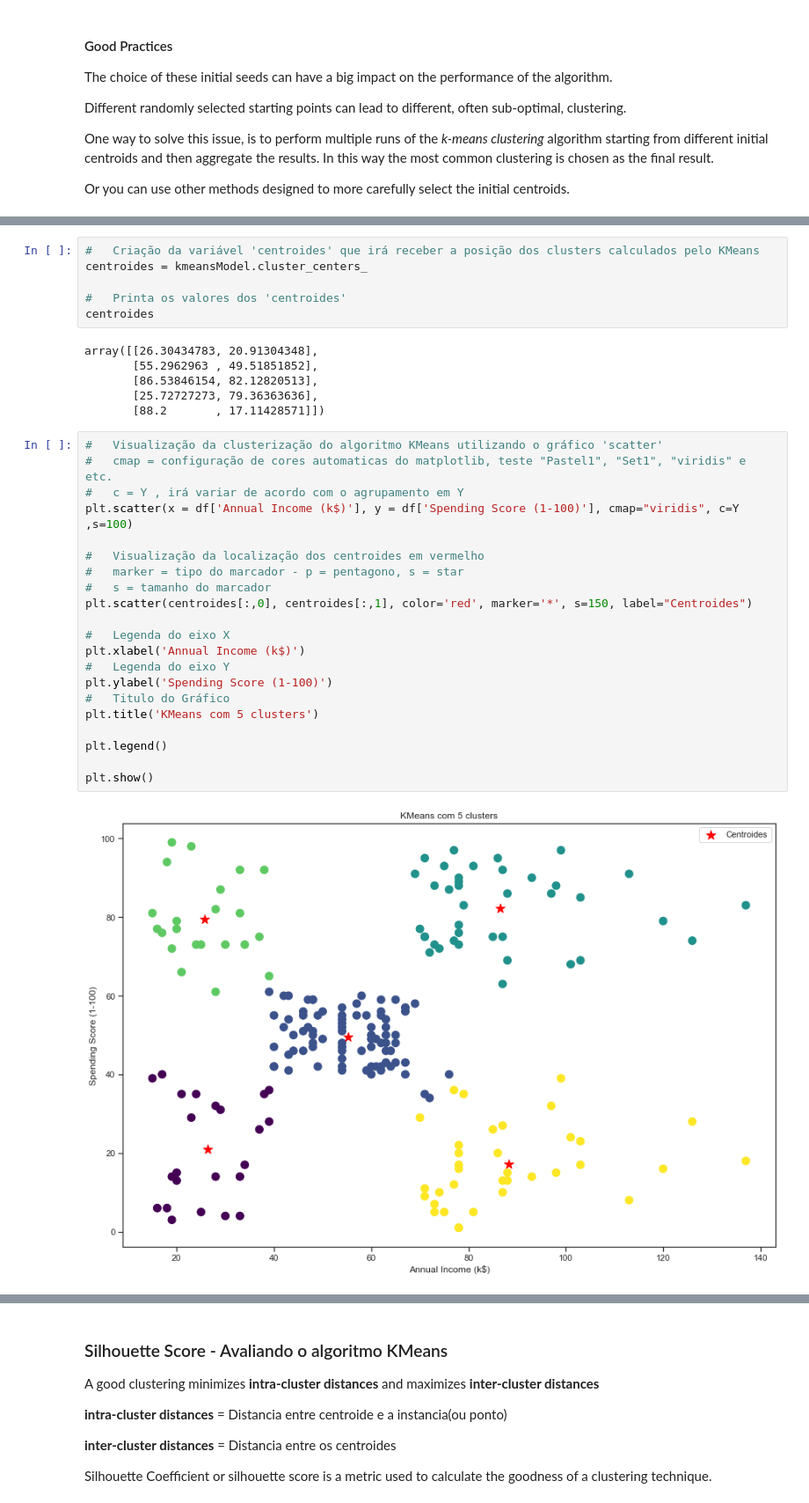
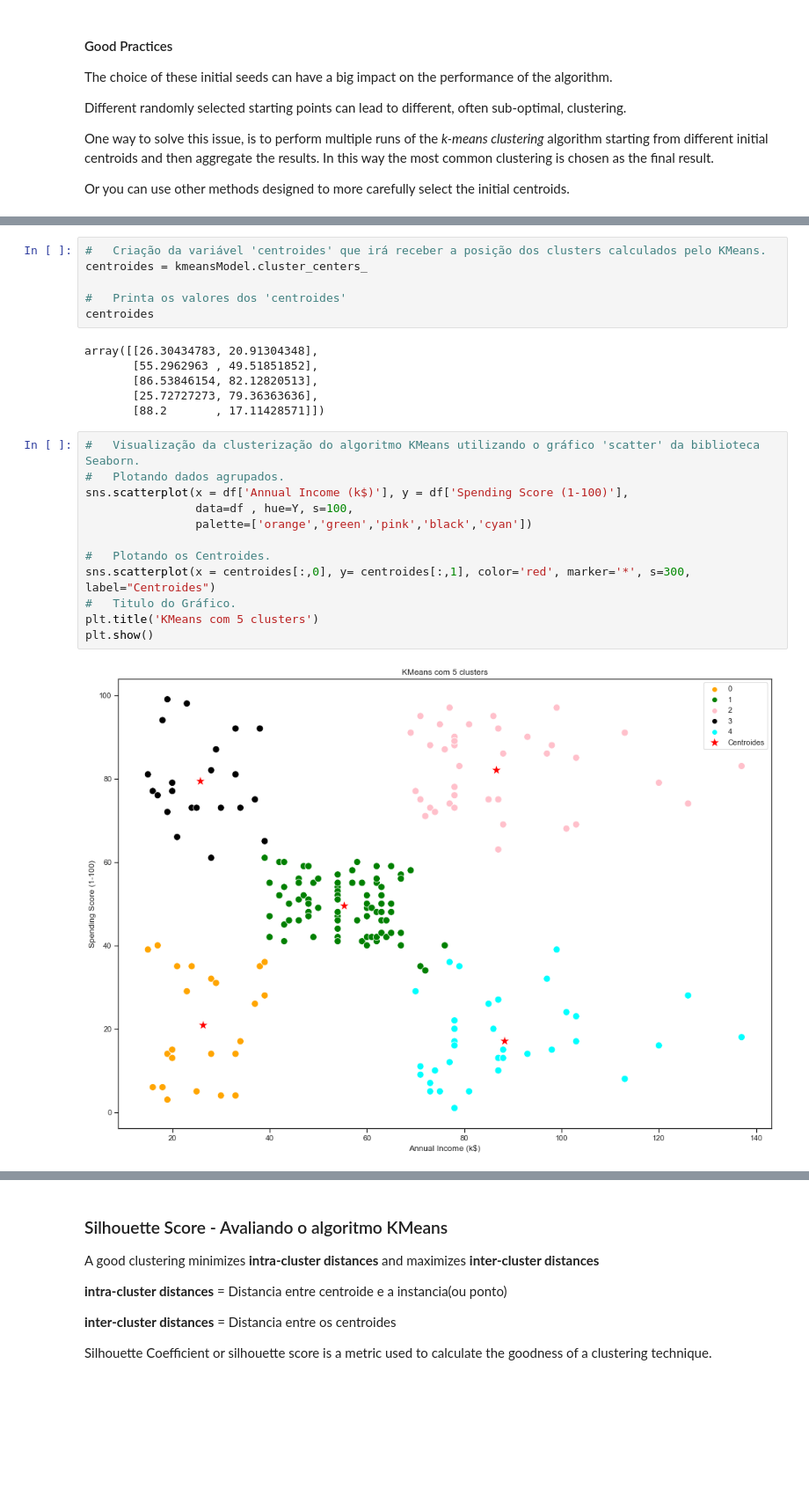
Before and after one commit to VictorSMonteiro/Projeto-Especial---Segmenta-ao-do-Clientes-, a Jupyter notebook: ProjetoSegmentacao.ipynb, the cells around one changed output, grey strips where cells are left out. Shown at 88% size. Drawn from its saved outputs; the diff is of its cells as text; blank space fills up the shorter version.

```diff
--- a/ProjetoSegmentacao.ipynb
+++ b/ProjetoSegmentacao.ipynb
@@ -444,7 +441,7 @@ np.unique(Y)
 # %% [output]
 array([0, 1, 2, 3, 4])
 # %%
-#   Criação da variável 'centroides' que irá receber a posição dos clusters calculados pelo KMeans
+#   Criação da variável 'centroides' que irá receber a posição dos clusters calculados pelo KMeans.
 centroides = kmeansModel.cluster_centers_
 
 #   Printa os valores dos 'centroides'
@@ -456,25 +453,16 @@ array([[26.30434783, 20.91304348],
        [25.72727273, 79.36363636],
        [88.2       , 17.11428571]])
 # %%
-#   Visualização da clusterização do algoritmo KMeans utilizando o gráfico 'scatter'
-#   cmap = configuração de cores automaticas do matplotlib, teste "Pastel1", "Set1", "viridis" e etc.
-#   c = Y , irá variar de acordo com o agrupamento em Y
-plt.scatter(x = df['Annual Income (k$)'], y = df['Spending Score (1-100)'], cmap="viridis", c=Y ,s=100)
+#   Visualização da clusterização do algoritmo KMeans utilizando o gráfico 'scatter' da biblioteca Seaborn.
+#   Plotando dados agrupados.
+sns.scatterplot(x = df['Annual Income (k$)'], y = df['Spending Score (1-100)'],
+                data=df , hue=Y, s=100,
+                palette=['orange','green','pink','black','cyan'])
 
-#   Visualização da localização dos centroides em vermelho
-#   marker = tipo do marcador - p = pentagono, s = star
-#   s = tamanho do marcador
-plt.scatter(centroides[:,0], centroides[:,1], color='red', marker='*', s=150, label="Centroides")
-
-#   Legenda do eixo X
-plt.xlabel('Annual Income (k$)')
-#   Legenda do eixo Y
-plt.ylabel('Spending Score (1-100)')
-#   Titulo do Gráfico
+#   Plotando os Centroides.
+sns.scatterplot(x = centroides[:,0], y= centroides[:,1], color='red', marker='*', s=300, label="Centroides")
+#   Titulo do Gráfico.
 plt.title('KMeans com 5 clusters')
-
-plt.legend()
-
 plt.show()
 # %% [output]
-[figure, old version]
+[figure, new version]
```
Also changed, not shown: parts of 13 cells of this notebook.
